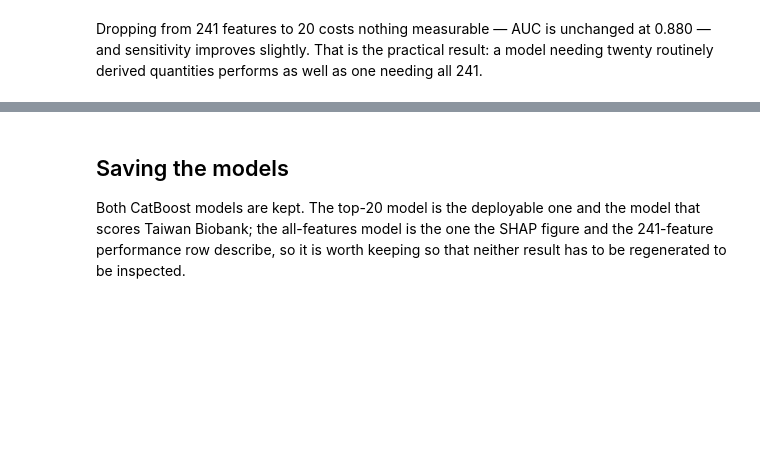
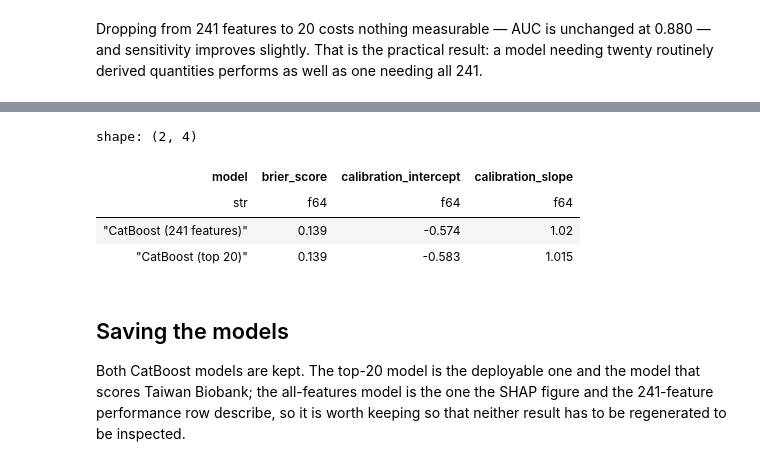
Before and after one commit to changlabtw/CrossIR, a Jupyter notebook: notebooks/06_final_model_and_shap.ipynb, the cells around one changed output, grey strips where cells are left out. Saved outputs shown, nothing was run; the diff lists cells and outputs as text; code cells hidden in the pictures; blank space fills up the shorter version.

```diff
--- a/notebooks/06_final_model_and_shap.ipynb
+++ b/notebooks/06_final_model_and_shap.ipynb
@@ -235,0 +308,26 @@ figures written
+# %%
+CALIBRATION_MODELS = {"CatBoost (241 features)": "CatBoost", "CatBoost (top 20)": "CatBoost_top20"}
+
+curves = {
+    label: calibration_table(runs[key]["y_test"], runs[key]["preds"])
+    for label, key in CALIBRATION_MODELS.items()
+}
+summaries = pl.DataFrame(
+    [
+        {"model": label, **calibration_summary(runs[key]["y_test"], runs[key]["preds"])}
+        for label, key in CALIBRATION_MODELS.items()
+    ]
+)
+
+predictions = {label: runs[key]["preds"] for label, key in CALIBRATION_MODELS.items()}
+plot_calibration(
+    curves, predictions, "pooled CatBoost", output_path("Calibration_CatBoost.png")
+)
+
+with pd.ExcelWriter(output_path("calibration.xlsx")) as writer:
+    summaries.to_pandas().to_excel(writer, sheet_name="summary", index=False)
+    for label, table in curves.items():
+        table.to_pandas().to_excel(writer, sheet_name=label, index=False)
+
+summaries
+# %% [output]
@@ -236,3 +335,8 @@ figures written
+shape: (2, 4)
+| model | brier_score | calibration_intercept | calibration_slope |
+| str | f64 | f64 | f64 |
+| "CatBoost (241 features)" | 0.139 | -0.574 | 1.02 |
+| "CatBoost (top 20)" | 0.139 | -0.583 | 1.015 |
 # %% [markdown]
 ## Saving the models
 
```
Also changed, not shown: parts of 6 cells of this notebook, 27 other files.
